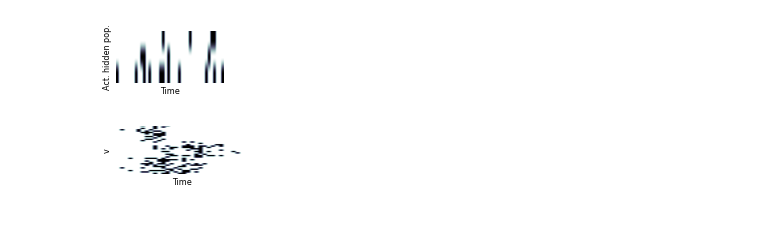
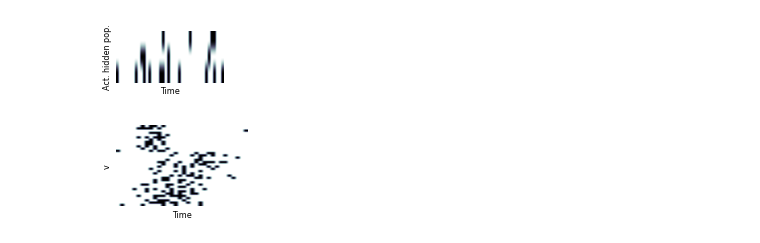
Before and after one commit to casperpeters/intern, a Jupyter notebook: notebooks/Poisson Time-shifted data/PMT fig 2 paper.ipynb, the cells around one changed output. Saved outputs shown, nothing was run; the diff lists cells and outputs as text; code cells hidden in the pictures.

```diff
--- a/notebooks/Poisson Time-shifted data/PMT fig 2 paper.ipynb
+++ b/notebooks/Poisson Time-shifted data/PMT fig 2 paper.ipynb
@@ -37,7 +37,7 @@ x = PoissonTimeShiftedData(
     neurons_per_population=neurons_per_population,
     duration=duration, dt=dt,
     fr_mode='gaussian', temporal_connections='random', corr=2,
-    fr_range=[50, 100], mu_range=[0, duration], std_range=[2 * dt, 5 * dt], n_range=[0.015, 0.02]
+    fr_range=[50, 100], mu_range=[0, duration], std_range=[2 * dt, 5 * dt], n_range=[0.018, 0.02]
 )
 data = x.data
 axes = x.plot_stats()
@@ -101,27 +106,27 @@ figure_2a_PMT(path2file, figsize=(0.3*6.6, 1.2), fs=8)
 # %%
 def figure_2a_PT(path2file, figsize=(8.27, 11.69), fs=8):
     PMT = torch.load(path2file)
 
     fig, axes = plt.subplots(1, 1, figsize=figsize)
     idx = np.random.permutation(50)[:12]
     idx1 = np.random.permutation(50)[:12]
     idx2 = np.random.permutation(50)[:12]
     idx = np.concatenate([idx, idx1+50, idx2+100])
     axes.imshow(abs(PMT.data[idx, 68:100, :]-1) , cmap=plt.get_cmap('bone'), aspect='auto')
     axes.xaxis.set_ticks([])
     axes.yaxis.set_ticks([])
     #axes[0].set_title('', fontsize=fs)
     axes.set_ylabel('v', fontsize=fs)
     #axes[0].yaxis.set_label_coords(-0.08, 0.45)
     axes.set_xlabel('Time', fontsize=fs)
     axes.spines['top'].set_visible(False)
     axes.spines['right'].set_visible(False)
     axes.spines['bottom'].set_visible(False)
     axes.spines['left'].set_visible(False)
 
     plt.tight_layout()
     return plt.gca()
-figure_2a_PMT(path2file, figsize=(0.35*6.6, 1.15), fs=8)
-#plt.savefig(r'C:\Users\sebas\RU\intern\Figures\Neural_Activity_figure_2a_PM.png', orientation = 'portrait', format = 'png', dpi=800)
+figure_2a_PT(path2file, figsize=(0.35*6.6, 1.6), fs=8)
+plt.savefig(r'C:\Users\sebas\RU\intern\Figures\Neural_Activity_figure_2a_PM.png', orientation = 'portrait', format = 'png', dpi=800)
 # %% [output]
-[figure, old version]
+[figure, new version]
```
Also changed, not shown: parts of 7 cells of this notebook, 1 other file.
